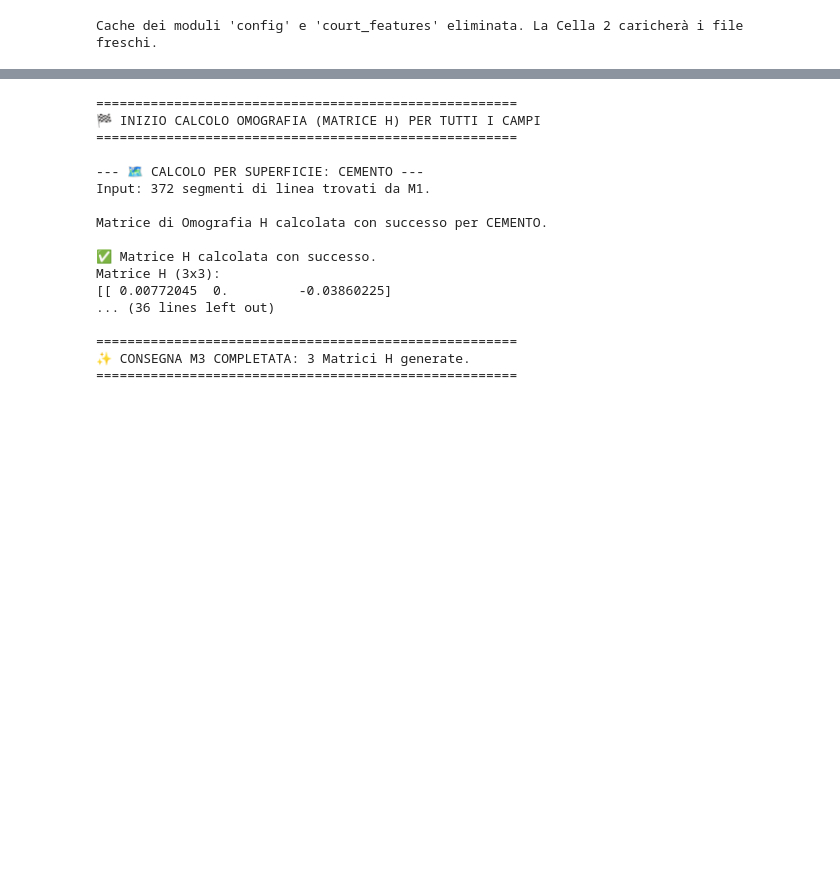
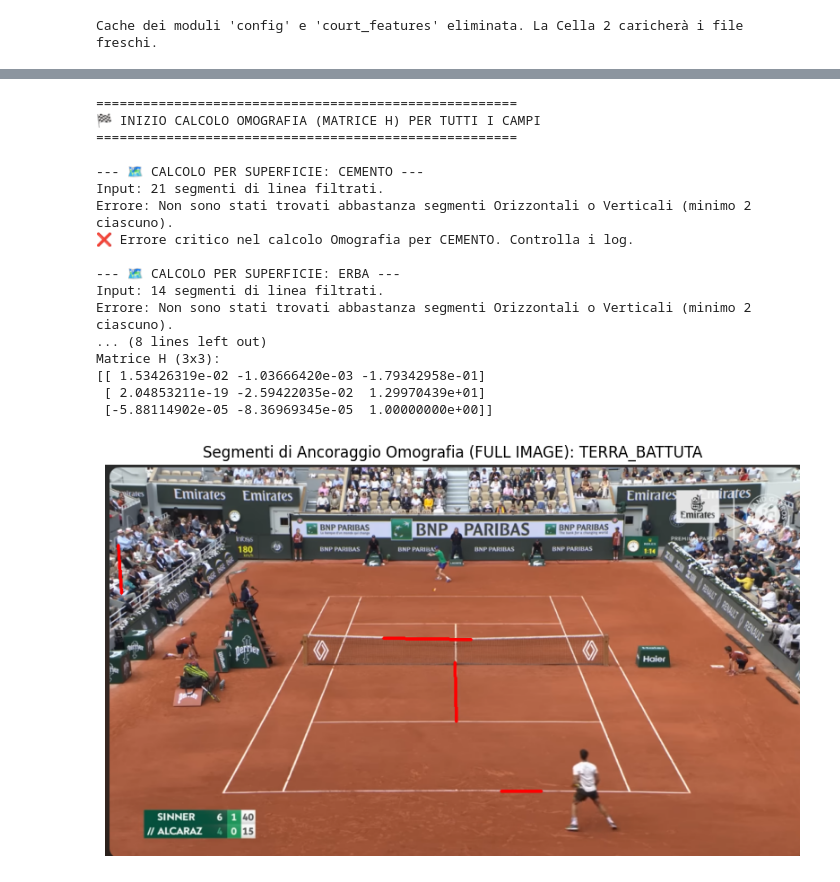
Before and after one commit to leonardoCosta02/Hawk-AI-CV-Project, a Jupyter notebook: notebooks/01_M1_Feature_Tuning.ipynb, the cells around one changed output, grey strips where cells are left out. Saved outputs shown, nothing was run; the diff lists cells and outputs as text; code cells hidden in the pictures; blank space fills up the shorter version.

```diff
--- a/notebooks/01_M1_Feature_Tuning.ipynb
+++ b/notebooks/01_M1_Feature_Tuning.ipynb
@@ -249,78 +220,95 @@ SUPERFICIE: TERRA_BATTUTA
 # %%
-# Cella 4: Esecuzione del Calcolo Omografia (Membro 3) per Tutte le Superfici
+# Cella 4: Esecuzione del Calcolo Omografia (M3) e Visualizzazione (su Immagine Originale)
 
-import numpy as np
+from src import homography_calculator
+import matplotlib.pyplot as plt
 import cv2 as cv
-from src import homography_calculator
-from src import court_features # Necessario se vuoi ricalcolare i segmenti
-from src import config
 
 # Dizionario per salvare le tre Matrici H
 homography_matrices = {}
 
-# Punti di test: useremo (100, 500) pixel per tutti i test.
-# Vogliamo vedere se la posizione metrica (X, Y) cambia molto per ogni campo.
+# Punti di test (coordinate rispetto all'immagine originale).
 test_pixel_coords = (100, 500)
 
 print("======================================================")
 print("🏁 INIZIO CALCOLO OMOGRAFIA (MATRICE H) PER TUTTI I CAMPI")
 print("======================================================")
 
-# Cicla attraverso tutti i risultati del tuning (CEMENTO, ERBA, TERRA_BATTUTA)
-# Assumiamo che 'risultati_finali' sia stato popolato nella Cella 3.
+# Cicla attraverso tutti i risultati del tuning
 for superficie, risultati in risultati_finali.items():
 
-    line_segments_m1 = risultati['Raw Segments'] # Array NumPy dei segmenti puliti
+    # --- RECUPERO DATI DALLA CELLA 3 ---
+    line_segments_m1 = risultati['Raw Segments']
+
+    # Ottieni l'immagine originale in RGB
+    original_image_rgb = risultati['Original Image'].copy()
+
+    # Conversione in BGR per le funzioni OpenCV (cv.line, findHomography)
+    original_image_bgr = cv.cvtColor(original_image_rgb, cv.COLOR_RGB2BGR)
 
     print(f"\n--- 🗺️ CALCOLO PER SUPERFICIE: {superficie} ---")
 
     if line_segments_m1.size == 0:
         print("❌ Nessun segmento valido trovato. Omografia saltata.")
         continue
 
-    print(f"Input: {line_segments_m1.shape[0]} segmenti di linea trovati da M1.")
+    print(f"Input: {line_segments_m1.shape[0]} segmenti di linea filtrati.")
 
-    # 1. CALCOLA LA MATRICE DI OMOGRAFIA (H)
-    H_matrix = homography_calculator.calculate_homography(line_segments_m1, superficie)
+    # 1. CALCOLA LA MATRICE DI OMOGRAFIA (H) - Usa le coordinate relative all'immagine originale
+    H_matrix, selected_lines = homography_calculator.calculate_homography(line_segments_m1, superficie)
 
     if H_matrix is not None:
-        # Salva la Matrice H per la consegna a M4
+        # Salva la Matrice H
         homography_matrices[superficie] = H_matrix
 
-        print("\n✅ Matrice H calcolata con successo.")
+        print(f"\n✅ Matrice H calcolata con successo per {superficie}.")
         print("Matrice H (3x3):")
         print(H_matrix)
 
-        # 2. ESEGUE UN TEST DI MAPPATURA (VERIFICA)
+        # 2. VISUALIZZAZIONE DEI 4 SEGMENTI DI ANCORAGGIO
+
+        img_display = original_image_bgr.copy() # Lavoriamo su una copia BGR
+
+        # Disegna i 4 segmenti selezionati in ROSSO su img_display
+        for x1, y1, x2, y2 in selected_lines:
+            cv.line(img_display, (x1, y1), (x2, y2), (0, 0, 255), 4) # Colore BGR: (0, 0, 255) è rosso
+
+        # Visualizza l'immagine (convertendo BGR in RGB)
+        plt.figure(figsize=(10, 8))
+        plt.imshow(cv.cvtColor(img_display, cv.COLOR_BGR2RGB))
+        plt.title(f"Segmenti di Ancoraggio Omografia (FULL IMAGE): {superficie}")
+        plt.axis('off')
+        plt.show()
+
+        # 3. ESEGUE UN TEST DI MAPPATURA (VERIFICA)
         world_coords = homography_calculator.map_pixel_to_world(H_matrix, test_pixel_coords)
 
         print("\n--- ESEMPIO DI MAPPATURA (TEST) ---")
-        print(f"Punto Pixel di Input: {test_pixel_coords} (u, v)")
-
-        # Le coordinate reali dovrebbero riflettere la geometria del campo.
+        print(f"Punto Pixel di Input (rispetto all'originale): {test_pixel_coords} (u, v)")
         print(f"Posizione Reale (Metri): X={world_coords[0]:.3f}, Y={world_coords[1]:.3f}")
 
     else:
-        print(f"❌ Errore critico nel calcolo Omografia per {superficie}. (Pochi segmenti o linee parallele)")
+        print(f"❌ Errore critico nel calcolo Omografia per {superficie}. Controlla i log.")
 
 print("\n======================================================")
 print(f"✨ CONSEGNA M3 COMPLETATA: {len(homography_matrices)} Matrici H generate.")
 print("======================================================")
 # %% [output]
 ======================================================
 🏁 INIZIO CALCOLO OMOGRAFIA (MATRICE H) PER TUTTI I CAMPI
 ======================================================
 
 --- 🗺️ CALCOLO PER SUPERFICIE: CEMENTO ---
-Input: 372 segmenti di linea trovati da M1.
+Input: 21 segmenti di linea filtrati.
+Errore: Non sono stati trovati abbastanza segmenti Orizzontali o Verticali (minimo 2 ciascuno).
+❌ Errore critico nel calcolo Omografia per CEMENTO. Controlla i log.
 
-Matrice di Omografia H calcolata con successo per CEMENTO.
-
-✅ Matrice H calcolata con successo.
+--- 🗺️ CALCOLO PER SUPERFICIE: ERBA ---
+Input: 14 segmenti di linea filtrati.
+Errore: Non sono stati trovati abbastanza segmenti Orizzontali o Verticali (minimo 2 ciascuno).
+... (8 lines left out)
 Matrice H (3x3):
-[[ 0.00772045  0.         -0.03860225]
-... (36 lines left out)
-
-======================================================
-✨ CONSEGNA M3 COMPLETATA: 3 Matrici H generate.
-======================================================
+[[ 1.53426319e-02 -1.03666420e-03 -1.79342958e-01]
+ [ 2.04853211e-19 -2.59422035e-02  1.29970439e+01]
+ [-5.88114902e-05 -8.36969345e-05  1.00000000e+00]]
+[figure, added]
```
Also changed, not shown: parts of 6 cells of this notebook.
